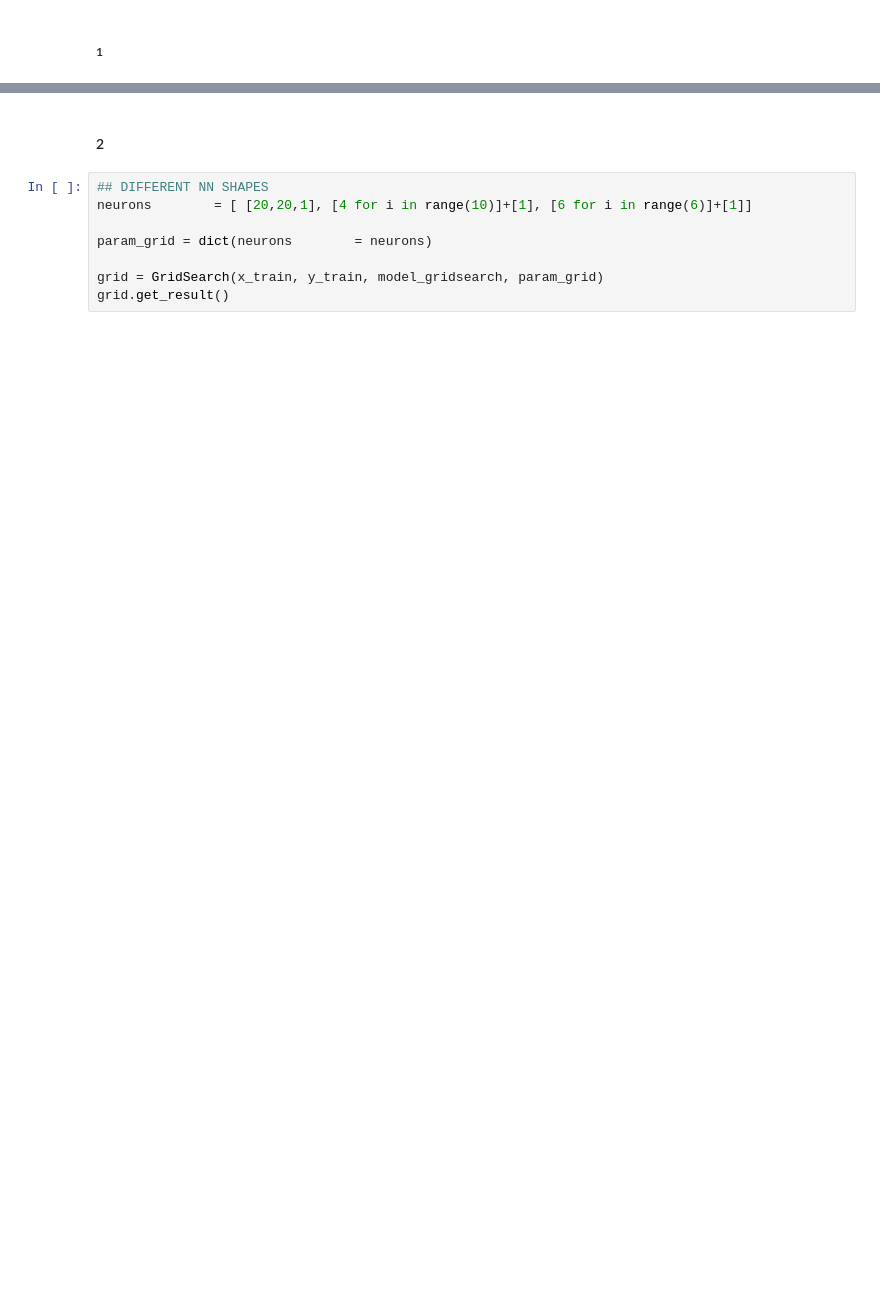
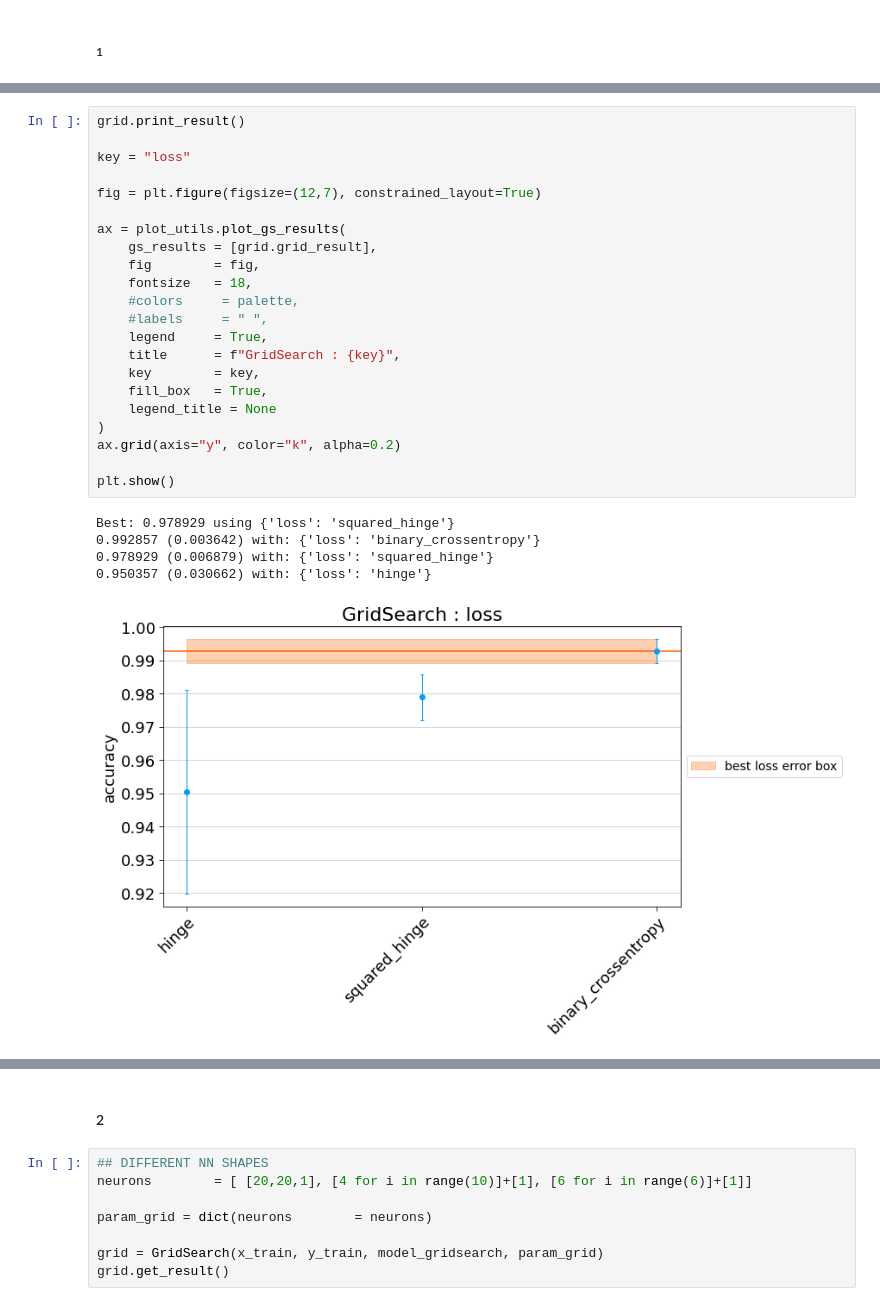
Before and after one commit to niklai99/LCP-modB, a Jupyter notebook: 02-DNN/02-DNN-2.ipynb, the cells around one changed output, grey strips where cells are left out. Drawn from its saved outputs; the diff is of its cells as text; blank space fills up the shorter version.

```diff
--- a/02-DNN/02-DNN-2.ipynb
+++ b/02-DNN/02-DNN-2.ipynb
@@ -229,0 +376,28 @@ Best: 0.992667 using {'optimizer': 'Adam'}
+# %%
+grid.print_result()
+
+key = "loss"
+
+fig = plt.figure(figsize=(12,7), constrained_layout=True)
+
+ax = plot_utils.plot_gs_results(
+    gs_results = [grid.grid_result],
+    fig        = fig,
+    fontsize   = 18,
+    #colors     = palette,
+    #labels     = " ",
+    legend     = True,
+    title      = f"GridSearch : {key}",
+    key        = key,
+    fill_box   = True,
+    legend_title = None
+)
+ax.grid(axis="y", color="k", alpha=0.2)
+
+plt.show()
+# %% [output]
+Best: 0.978929 using {'loss': 'squared_hinge'}
+0.992857 (0.003642) with: {'loss': 'binary_crossentropy'}
+0.978929 (0.006879) with: {'loss': 'squared_hinge'}
+0.950357 (0.030662) with: {'loss': 'hinge'}
+[figure, added]
```
Also changed, not shown: parts of 64 cells of this notebook.
